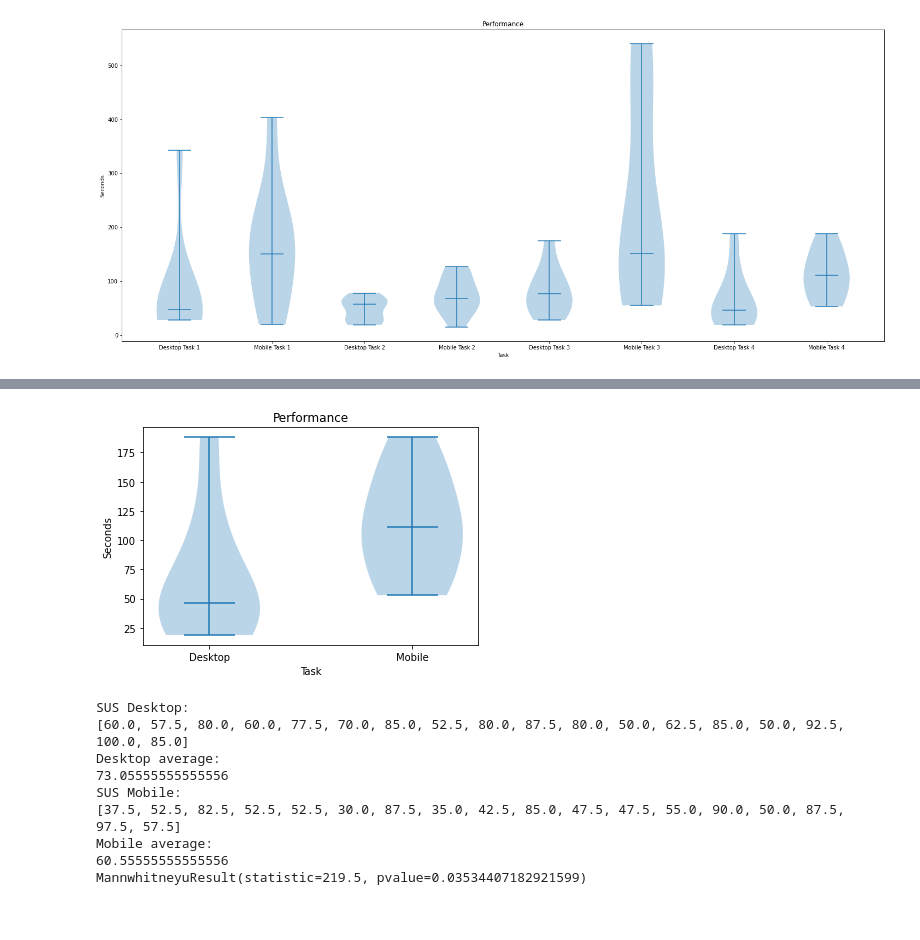
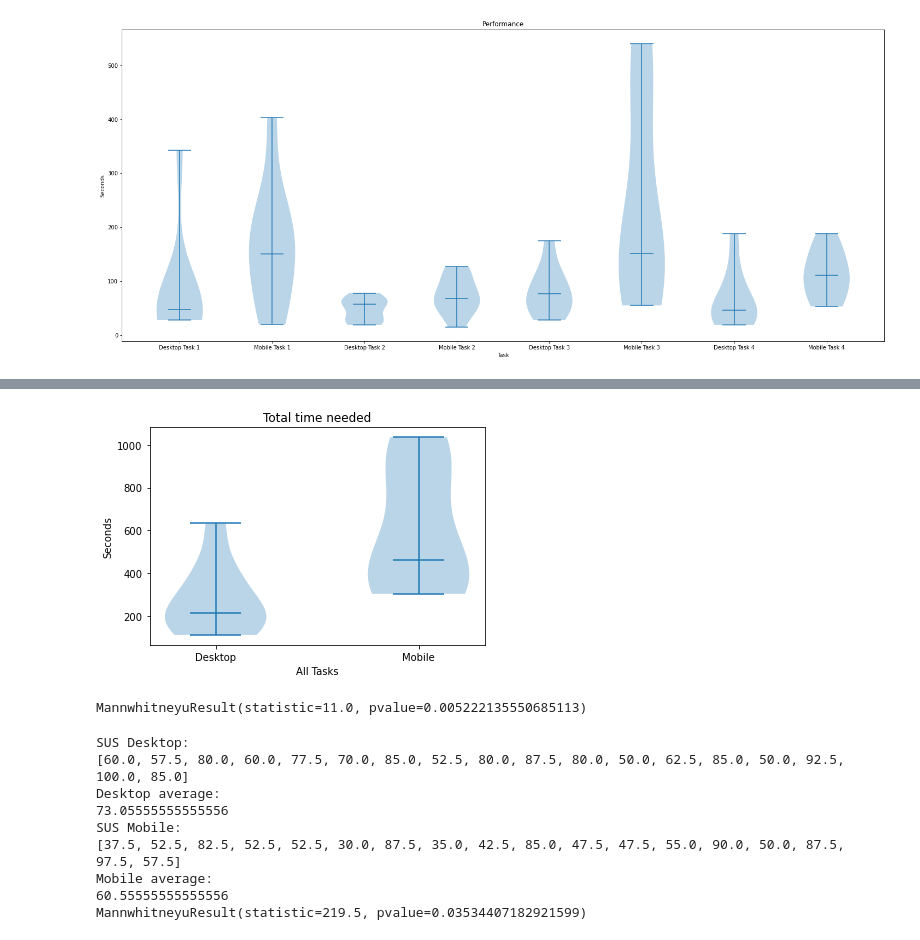
Before and after one commit to RomanGressler/MA, a Jupyter notebook: calc_data.ipynb, the cells around one changed output, grey strips where cells are left out. Saved outputs shown, nothing was run; the diff lists cells and outputs as text; code cells hidden in the pictures.

```diff
--- a/calc_data.ipynb
+++ b/calc_data.ipynb
@@ -193,22 +165,28 @@ plt.show()
-# %%
-data = [mobile["Time4"], desktop["Time4"]]
-# Extract Figure and Axes instance
-fig, ax = plt.subplots()
-
-# Create a plot
-ax.violinplot(data, showmedians=True)
-
-ax.set(xticks=np.arange(1, 3), xlabel="Task", ylabel="Seconds")
-labels = [item.get_text() for item in ax.get_xticklabels()]
-labels[0] = 'Desktop'
-labels[1] = 'Mobile'
-ax.set_xticklabels(labels)
-# Add title
-ax.set_title('Performance')
-plt.savefig('Evaluation\img\speed4_violin.png', dpi=300)
-plt.show()
-# %% [output]
-[figure, removed]
+# %%
+# Time needed for all tasks
+totalTimeDesktop = desktop["Time1"] + desktop["Time2"] + mobile["Time3"] + mobile["Time4"]
+totalTimeMobile = desktop["Time3"] + desktop["Time4"] + mobile["Time1"] + mobile["Time2"]
+
+# Extract Figure and Axes instance
+fig, ax = plt.subplots()
+
+# Create a plot
+ax.violinplot([totalTimeDesktop, totalTimeMobile], showmedians=True)
+
+ax.set(xticks=np.arange(1, 3), xlabel="All Tasks", ylabel="Seconds")
+labels = [item.get_text() for item in ax.get_xticklabels()]
+labels[0] = 'Desktop'
+labels[1] = 'Mobile'
+ax.set_xticklabels(labels)
+# Add title
+ax.set_title('Total time needed')
+plt.savefig('Evaluation\img\device_time_violin.png', dpi=300)
+plt.show()
+
+mannwhitneyu(totalTimeDesktop, totalTimeMobile, alternative="less")
+# %% [output]
+[figure, added]
+MannwhitneyuResult(statistic=11.0, pvalue=0.005222135550685113)
 # %%
 def calcSUS(df):
     dfSUS1 = df.drop(columns=["Timestamp","Age","Gender","Degree","SEE","Games","Device","Version","Developer","Time1","ASQ11","ASQ12","ASQ13","Time2","ASQ21","ASQ22","ASQ23","Improvements1","Time3","ASQ31","ASQ32","ASQ33","Time4","ASQ41","ASQ42","ASQ43","SUS21","SUS22","SUS23","SUS24","SUS25","SUS26","SUS27","SUS28","SUS29","SUS210","Improvements2"])
```
Also changed, not shown: parts of 5 cells of this notebook, 21 other files.
